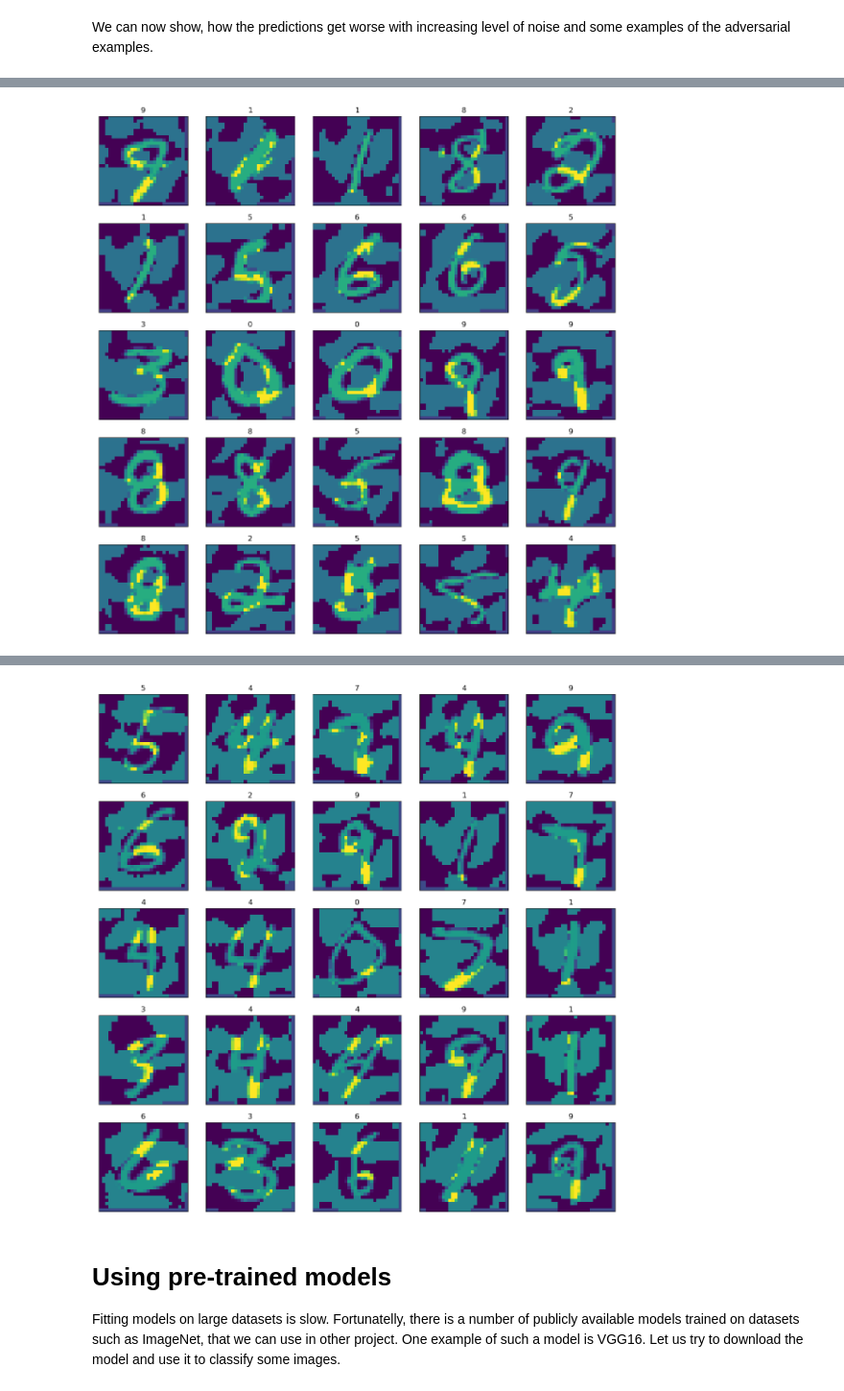
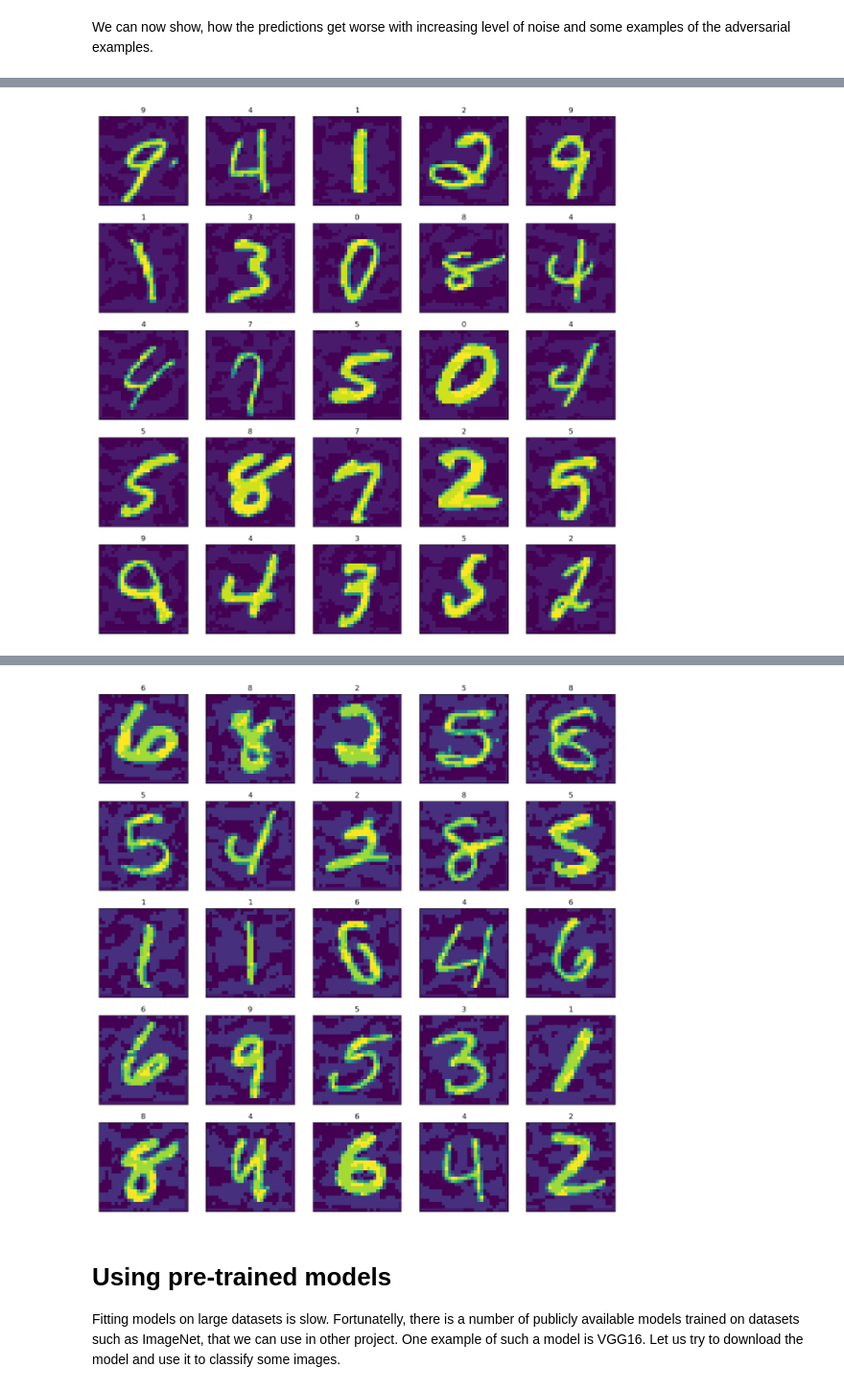
Before and after one commit to martinpilat/nature-inspired-algorithms, a Jupyter notebook: 08 - Convolutional Networks/Convolutional Networks.ipynb, the cells around one changed output, grey strips where cells are left out. Shown at 96% size. Saved outputs shown, nothing was run; the diff lists cells and outputs as text; code cells hidden in the pictures.

```diff
--- a/08 - Convolutional Networks/Convolutional Networks.ipynb
+++ b/08 - Convolutional Networks/Convolutional Networks.ipynb
@@ -74,5 +70,5 @@ model = tf.keras.models.Sequential([
 
 model.compile(loss='sparse_categorical_crossentropy', optimizer='adam', metrics=['accuracy'])
 
-model.fit(x_train, y_train, batch_size=128, epochs=3)
+model.fit(x_train, y_train, batch_size=1024, epochs=20)
 # %% [output]
@@ -125,15 +132,17 @@ print(results)
 # %% [markdown]
 We can now show, how the predictions get worse with increasing level of noise and some examples of the adversarial examples.
 # %%
+eps_vals = [0.0, 0.05, 0.1, 0.15, 0.2, 0.25, 0.3, 0.35, 0.4]
 plt.plot(eps_vals, results)
 plt.show()
 
 mnist_class_labels = ['0', '1', '2', '3', '4', '5', '6', '7', '8', '9']
 
-eps_vals = [0.0, 0.1, 0.2, 0.3, 0.4]
+eps_vals = [0.0, 2/255, 4/255, 10/255, 20/255]
 for eps in eps_vals:
     x_fgm = fast_gradient_method(model, x_test/255, eps, np.inf)
     adv_x = tf.reshape(x_fgm, [-1, 28, 28])
-    print(f'Epsilon value: {eps}')
+    r = model.evaluate(x_fgm, y_test)[1]
+    print(f'Epsilon value: {eps}, Accuracy: {r}')
     show_dataset_examples(x_fgm, y_test, mnist_class_labels)
 # %% [output]
@@ -148 +161 @@ Epsilon value: 0.3
-[figure, old version]
+[figure, new version]
@@ -150,4 +164,4 @@ Epsilon value: 0.4
-[figure, old version]
+[figure, new version]
 # %% [markdown]
 # Using pre-trained models
 
```
Also changed, not shown: parts of 8 cells of this notebook, 5 other files.
